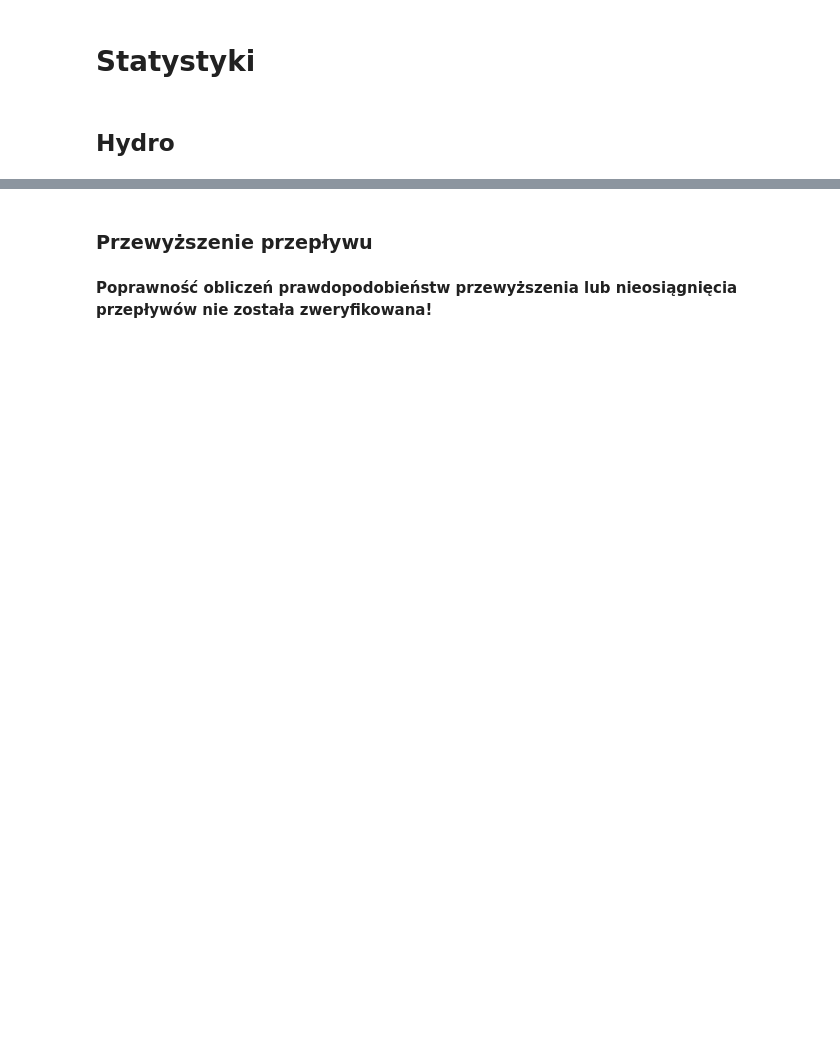
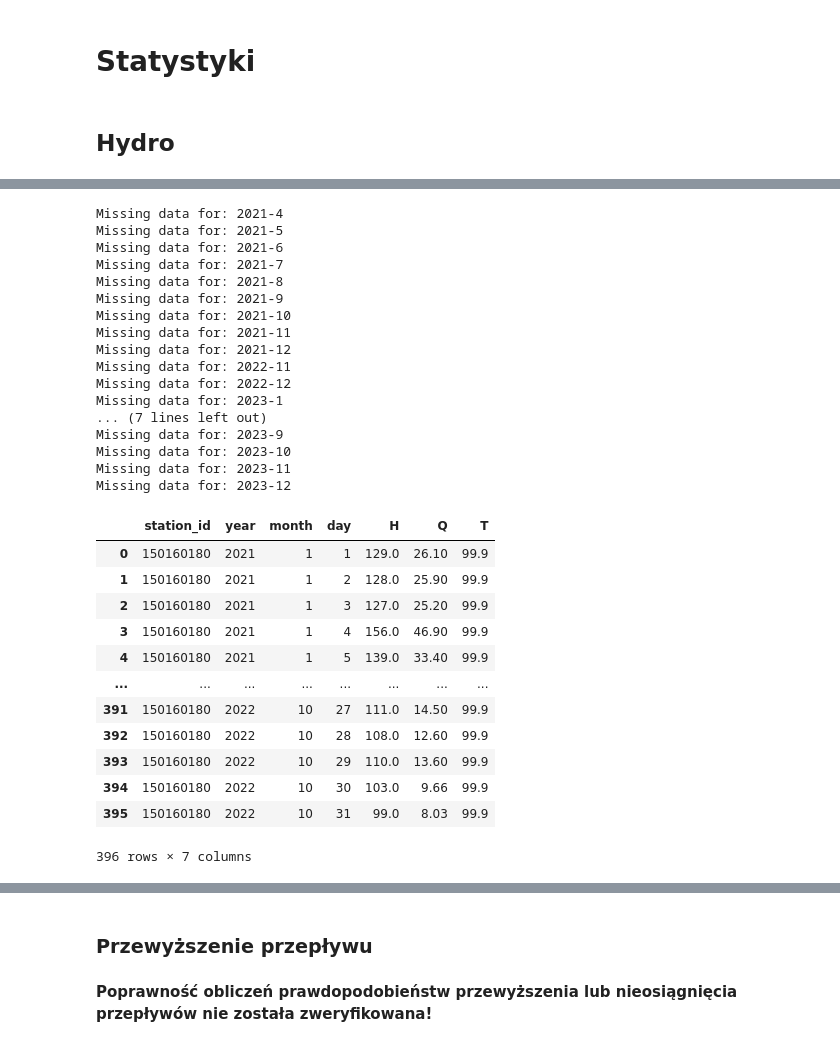
Before and after one commit to Daldek/IMGWTools, a Jupyter notebook: Notebooks/Stats.ipynb, the cells around one changed output, grey strips where cells are left out. Cells and saved outputs as stored; diff of their text form; code cells hidden in the pictures; blank space fills up the shorter version.

```diff
--- a/Notebooks/Stats.ipynb
+++ b/Notebooks/Stats.ipynb
@@ -9,3 +9,6 @@ from hydro_stats import *
 <h1>Statystyki</h1>
 # %% [markdown]
 <h2>Hydro</h2>
+# %%
+dobowe = StationData(station_id=150160180, interval='dobowe')
+dobowe.station_data_to_dict(r"..\data\downloaded\dane_hydrologiczne\dobowe\2021\codz_2021_01.csv")
@@ -11,0 +33,33 @@ from hydro_stats import *
+# %%
+dobowe.station_data_to_df(start_year=2021, end_year=2023)
+# %% [output]
+Missing data for: 2021-4
+Missing data for: 2021-5
+Missing data for: 2021-6
+Missing data for: 2021-7
+Missing data for: 2021-8
+Missing data for: 2021-9
+Missing data for: 2021-10
+Missing data for: 2021-11
+Missing data for: 2021-12
+Missing data for: 2022-11
+Missing data for: 2022-12
+Missing data for: 2023-1
+... (7 lines left out)
+Missing data for: 2023-9
+Missing data for: 2023-10
+Missing data for: 2023-11
+Missing data for: 2023-12
+|  | station_id | year | month | day | H | Q | T |
+| 0 | 150160180 | 2021 | 1 | 1 | 129.0 | 26.10 | 99.9 |
+| 1 | 150160180 | 2021 | 1 | 2 | 128.0 | 25.90 | 99.9 |
+| 2 | 150160180 | 2021 | 1 | 3 | 127.0 | 25.20 | 99.9 |
+| 3 | 150160180 | 2021 | 1 | 4 | 156.0 | 46.90 | 99.9 |
+| 4 | 150160180 | 2021 | 1 | 5 | 139.0 | 33.40 | 99.9 |
+| ... | ... | ... | ... | ... | ... | ... | ... |
+| 391 | 150160180 | 2022 | 10 | 27 | 111.0 | 14.50 | 99.9 |
+| 392 | 150160180 | 2022 | 10 | 28 | 108.0 | 12.60 | 99.9 |
+| 393 | 150160180 | 2022 | 10 | 29 | 110.0 | 13.60 | 99.9 |
+| 394 | 150160180 | 2022 | 10 | 30 | 103.0 | 9.66 | 99.9 |
+| 395 | 150160180 | 2022 | 10 | 31 | 99.0 | 8.03 | 99.9 |
+396 rows × 7 columns
```
Also changed, not shown: parts of 16 cells of this notebook, 1 other file.
